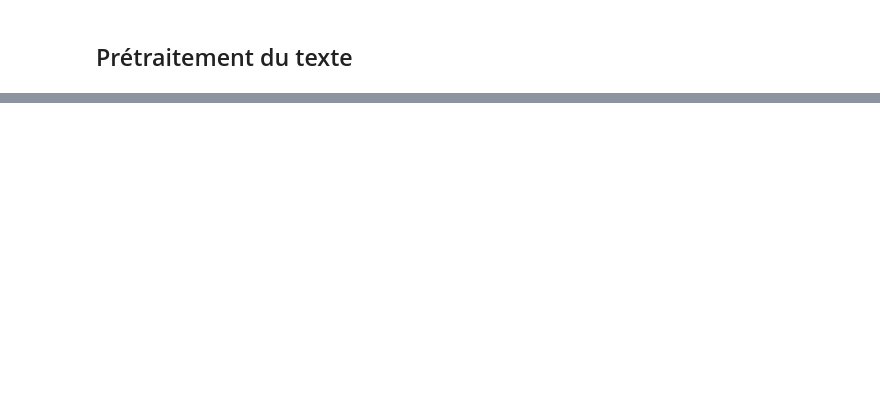
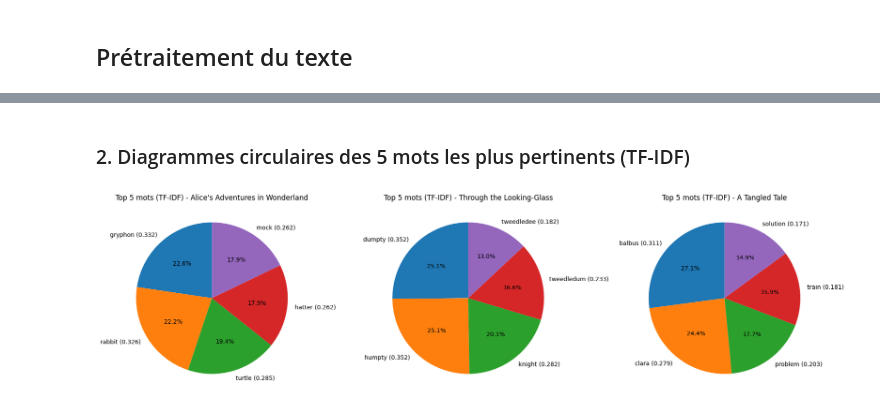
Before and after one commit to olympiomeless/DI_BootCamp_TTA, a Jupyter notebook: Week7/Day1/DailyChallenge/Daily.ipynb, the cells around one changed output, grey strips where cells are left out. Drawn from its saved outputs; the diff is of its cells as text; code cells hidden in the pictures; blank space fills up the shorter version.

```diff
--- a/Week7/Day1/DailyChallenge/Daily.ipynb
+++ b/Week7/Day1/DailyChallenge/Daily.ipynb
@@ -202,0 +446,21 @@ Tokens lemmatisés (spaCy) du Texte 3 (premiers 50) ---
+# %%
+from sklearn.feature_extraction.text import TfidfVectorizer
+
+# min_df=1 et max_df=2 sont utilisés car le corpus est très petit (3 documents)
+vectorizer_tfidf = TfidfVectorizer(min_df=1, max_df=2)
+tfidf_matrix = vectorizer_tfidf.fit_transform(final_texts)
+feature_names_tfidf = vectorizer_tfidf.get_feature_names_out()
+
+print("Forme de la matrice TF-IDF (nb documents x taille du vocabulaire) :", tfidf_matrix.shape)
+
+top5_tfidf_per_doc = []
+for doc_index in range(tfidf_matrix.shape[0]):
+    row = tfidf_matrix.getrow(doc_index).toarray().flatten()
+    top_indices = row.argsort()[::-1][:5]
+    top_words = [(feature_names_tfidf[idx], row[idx]) for idx in top_indices]
+    top5_tfidf_per_doc.append(top_words)
+
+    print(f"---\nTop 5 mots (TF-IDF) - {book_titles[doc_index]} ---")
+    for word, score in top_words:
+        print(f"  '{word}' : score TF-IDF = {score:.4f}")
+    print("\n")
@@ -202,0 +485,13 @@ Tokens lemmatisés (spaCy) du Texte 3 (premiers 50) ---
+# %% [markdown]
+### 2. Diagrammes circulaires des 5 mots les plus pertinents (TF-IDF)
+# %%
+fig, axes = plt.subplots(1, 3, figsize=(18, 6))
+for i, top_words in enumerate(top5_tfidf_per_doc):
+    scores = [s for _, s in top_words]
+    labels = [f"{w} ({s:.3f})" for w, s in top_words]
+    axes[i].pie(scores, labels=labels, autopct="%1.1f%%", startangle=90)
+    axes[i].set_title(f"Top 5 mots (TF-IDF) - {book_titles[i]}")
+plt.tight_layout()
+plt.show()
+# %% [output]
+[figure, added]
```
Also changed, not shown: parts of 33 cells of this notebook, 11 other files.
